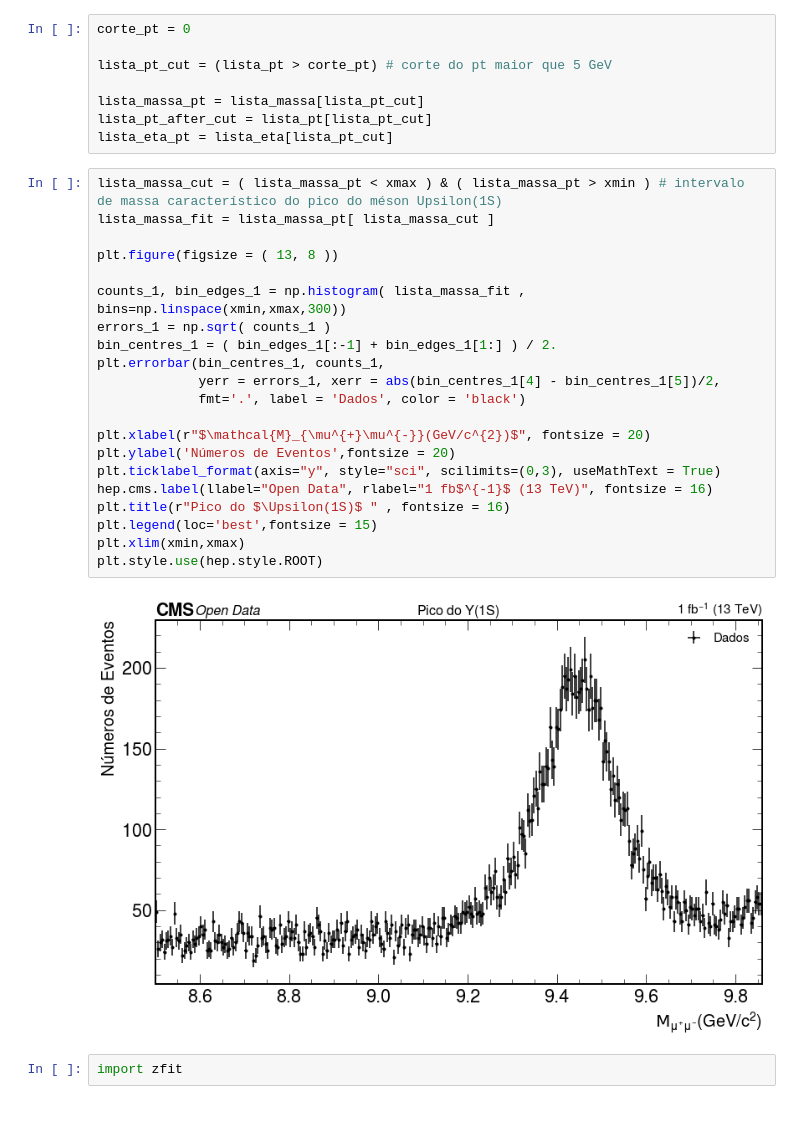
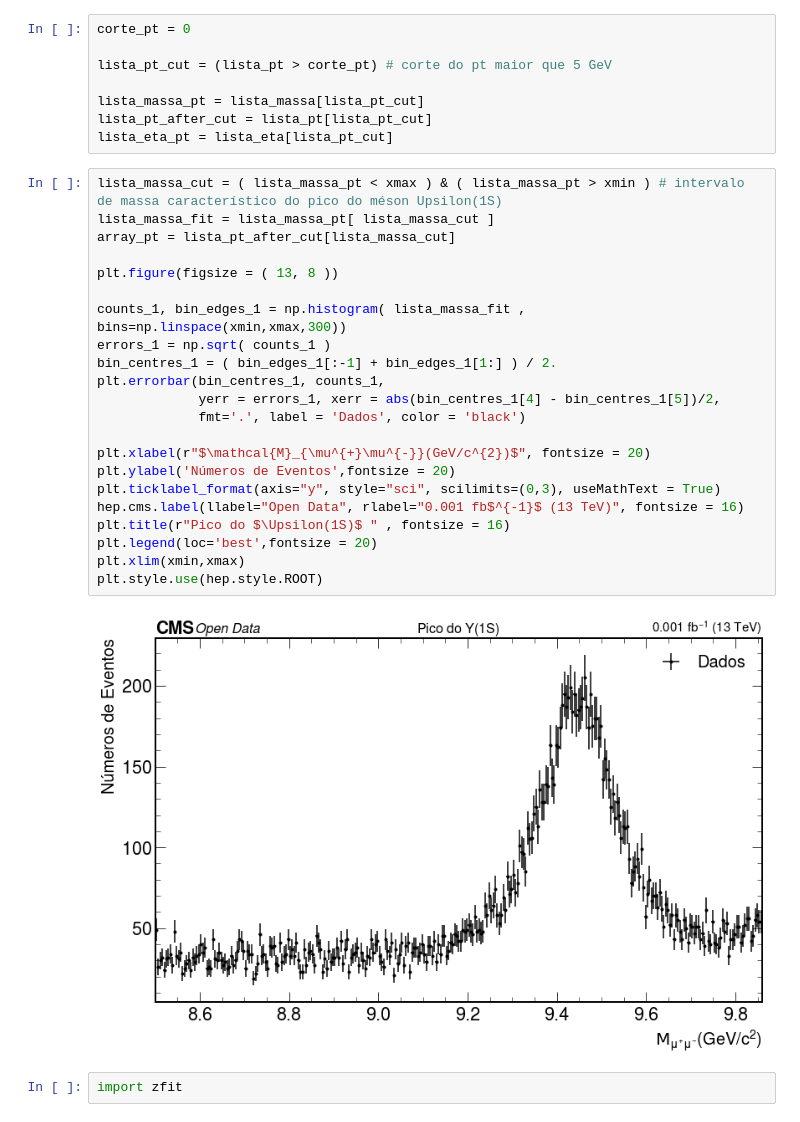
Before and after one commit to teteumac/Projeto-Final---Analise-em-FAE, a Jupyter notebook: Exercicio_4_e_5.ipynb, the cells around one changed output. Drawn from its saved outputs; the diff is of its cells as text.

```diff
--- a/Exercicio_4_e_5.ipynb
+++ b/Exercicio_4_e_5.ipynb
@@ -67,26 +67,27 @@ lista_eta_pt = lista_eta[lista_pt_cut]
 # %%
 lista_massa_cut = ( lista_massa_pt < xmax ) & ( lista_massa_pt > xmin ) # intervalo de massa característico do pico do méson Upsilon(1S)
 lista_massa_fit = lista_massa_pt[ lista_massa_cut ]
+array_pt = lista_pt_after_cut[lista_massa_cut]
 
 plt.figure(figsize = ( 13, 8 ))
 
 counts_1, bin_edges_1 = np.histogram( lista_massa_fit , bins=np.linspace(xmin,xmax,300))
 errors_1 = np.sqrt( counts_1 )
 bin_centres_1 = ( bin_edges_1[:-1] + bin_edges_1[1:] ) / 2.
 plt.errorbar(bin_centres_1, counts_1,
              yerr = errors_1, xerr = abs(bin_centres_1[4] - bin_centres_1[5])/2,
              fmt='.', label = 'Dados', color = 'black')
 
 plt.xlabel(r"$\mathcal{M}_{\mu^{+}\mu^{-}}(GeV/c^{2})$", fontsize = 20)
 plt.ylabel('Números de Eventos',fontsize = 20)
 plt.ticklabel_format(axis="y", style="sci", scilimits=(0,3), useMathText = True)
-hep.cms.label(llabel="Open Data", rlabel="1 fb$^{-1}$ (13 TeV)", fontsize = 16)
+hep.cms.label(llabel="Open Data", rlabel="0.001 fb$^{-1}$ (13 TeV)", fontsize = 16)
 plt.title(r"Pico do $\Upsilon(1S)$ " , fontsize = 16)
-plt.legend(loc='best',fontsize = 15)
+plt.legend(loc='best',fontsize = 20)
 plt.xlim(xmin,xmax)
 plt.style.use(hep.style.ROOT)
 # %% [output]
-[figure, old version]
+[figure, new version]
 # %%
 import zfit
 # %%
```
Also changed, not shown: parts of 19 cells of this notebook.
